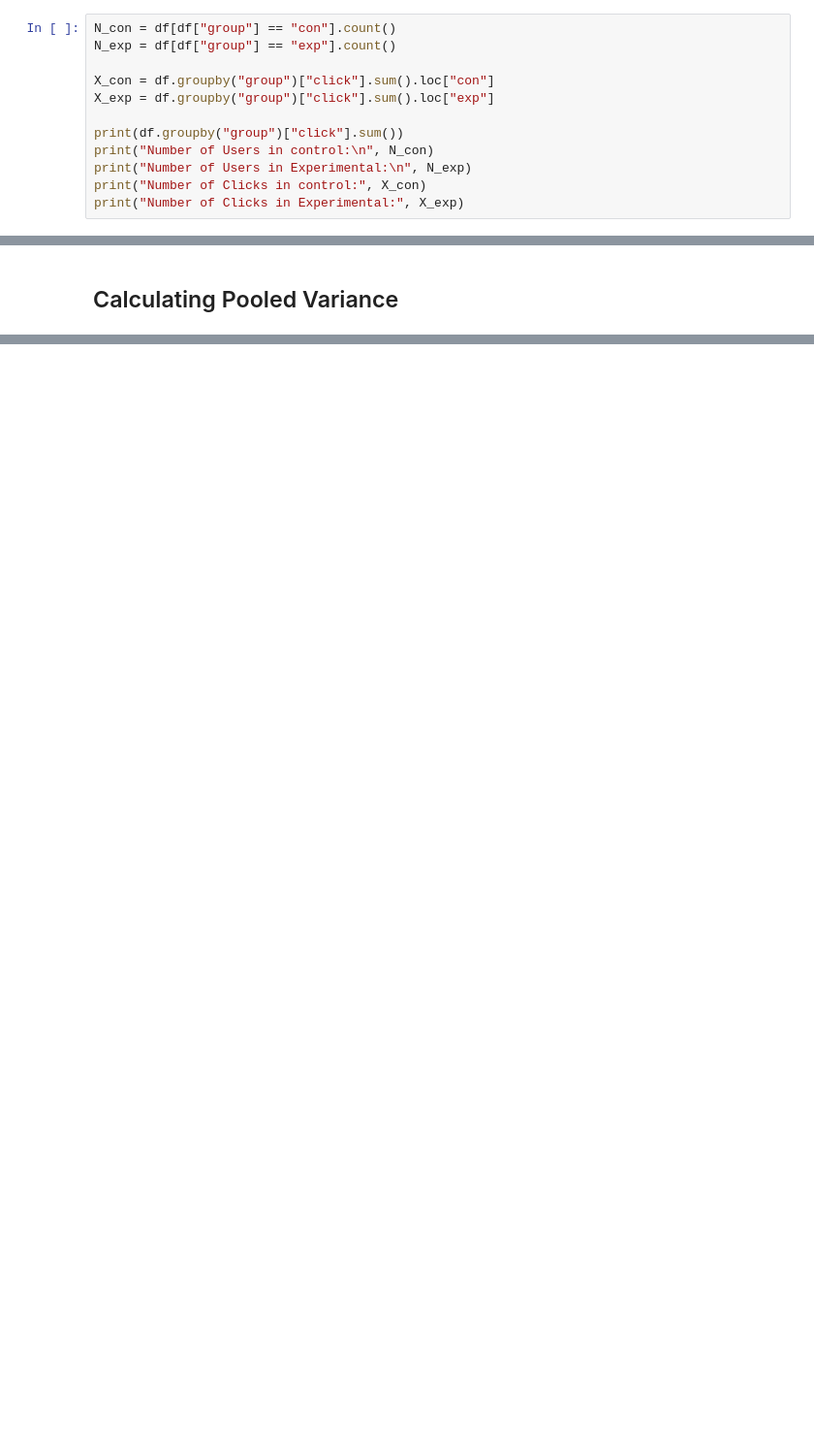
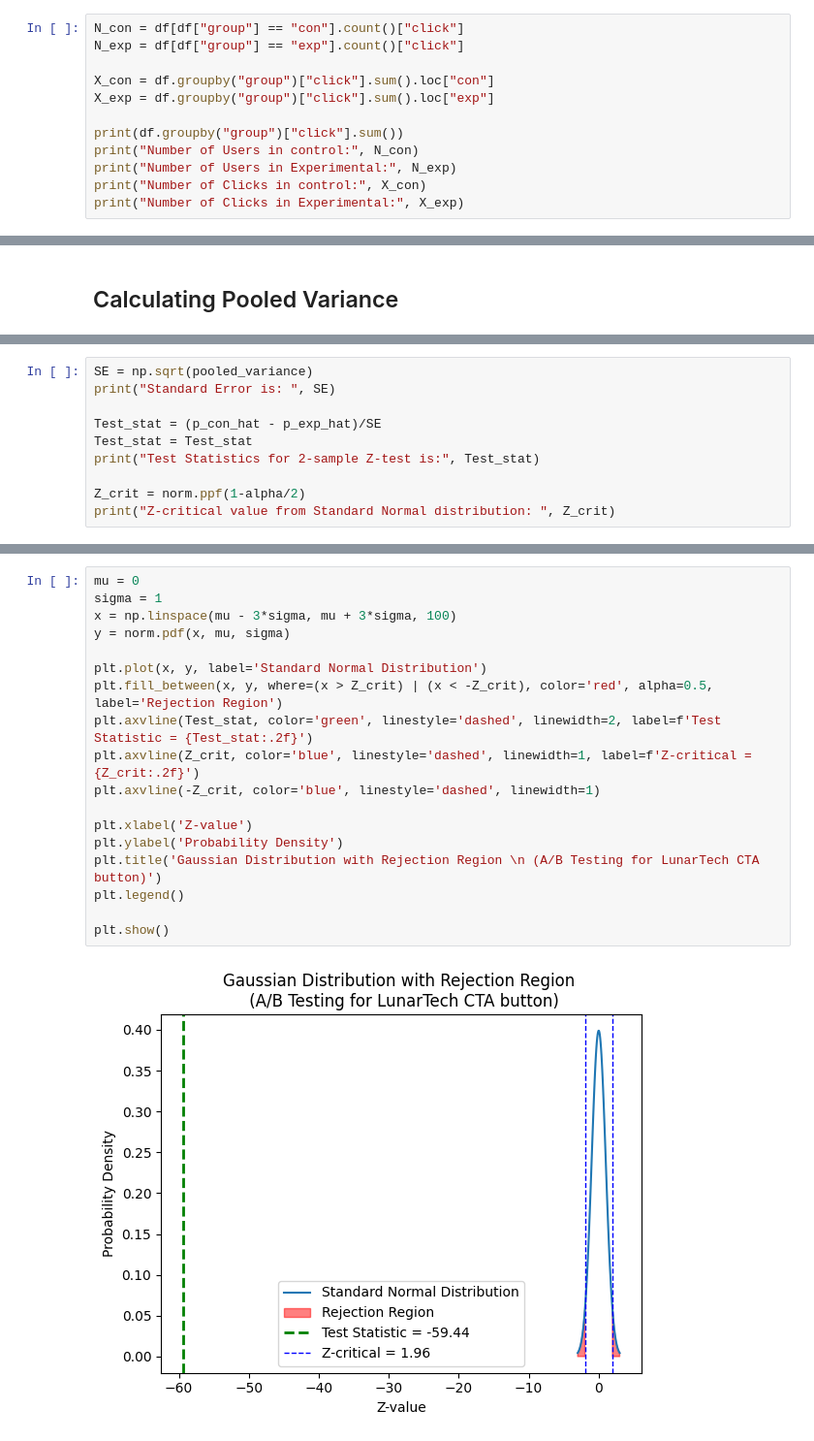
Before and after one commit to Harsh21S/AB-Testing-CaseStudy, a Jupyter notebook: notebook/Untitled.ipynb, the cells around one changed output, grey strips where cells are left out. Shown at 97% size. Cells and saved outputs as stored; diff of their text form; blank space fills up the shorter version.

```diff
--- a/notebook/Untitled.ipynb
+++ b/notebook/Untitled.ipynb
@@ -95,15 +95,15 @@ Delta: minimum detectavble effect is: 0.1
 # %% [markdown]
 ## Calculating total number of click for each group
 # %%
-N_con = df[df["group"] == "con"].count()
-N_exp = df[df["group"] == "exp"].count()
+N_con = df[df["group"] == "con"].count()["click"]
+N_exp = df[df["group"] == "exp"].count()["click"]
 
 X_con = df.groupby("group")["click"].sum().loc["con"]
 X_exp = df.groupby("group")["click"].sum().loc["exp"]
 
 print(df.groupby("group")["click"].sum())
-print("Number of Users in control:\n", N_con)
-print("Number of Users in Experimental:\n", N_exp)
+print("Number of Users in control:", N_con)
+print("Number of Users in Experimental:", N_exp)
 print("Number of Clicks in control:", X_con)
 print("Number of Clicks in Experimental:", X_exp)
 # %% [output]
@@ -157,0 +143,10 @@ pooled_variance = p_pooled_hat * (1-p_pooled_hat) * (1/N_con + 1/N_exp)
+# %%
+SE = np.sqrt(pooled_variance)
+print("Standard Error is: ", SE)
+
+Test_stat = (p_con_hat - p_exp_hat)/SE
+Test_stat = Test_stat
+print("Test Statistics for 2-sample Z-test is:", Test_stat)
+
+Z_crit = norm.ppf(1-alpha/2)
+print("Z-critical value from Standard Normal distribution: ", Z_crit)
@@ -157,0 +174,20 @@ pooled_variance = p_pooled_hat * (1-p_pooled_hat) * (1/N_con + 1/N_exp)
+# %%
+mu = 0
+sigma = 1
+x = np.linspace(mu - 3*sigma, mu + 3*sigma, 100)
+y = norm.pdf(x, mu, sigma)
+
+plt.plot(x, y, label='Standard Normal Distribution')
+plt.fill_between(x, y, where=(x > Z_crit) | (x < -Z_crit), color='red', alpha=0.5, label='Rejection Region')
+plt.axvline(Test_stat, color='green', linestyle='dashed', linewidth=2, label=f'Test Statistic = {Test_stat:.2f}')
+plt.axvline(Z_crit, color='blue', linestyle='dashed', linewidth=1, label=f'Z-critical = {Z_crit:.2f}')
+plt.axvline(-Z_crit, color='blue', linestyle='dashed', linewidth=1)
+
+plt.xlabel('Z-value')
+plt.ylabel('Probability Density')
+plt.title('Gaussian Distribution with Rejection Region \n (A/B Testing for LunarTech CTA button)')
+plt.legend()
+
+plt.show()
+# %% [output]
+[figure, added]
```
Also changed, not shown: parts of 11 cells of this notebook.
